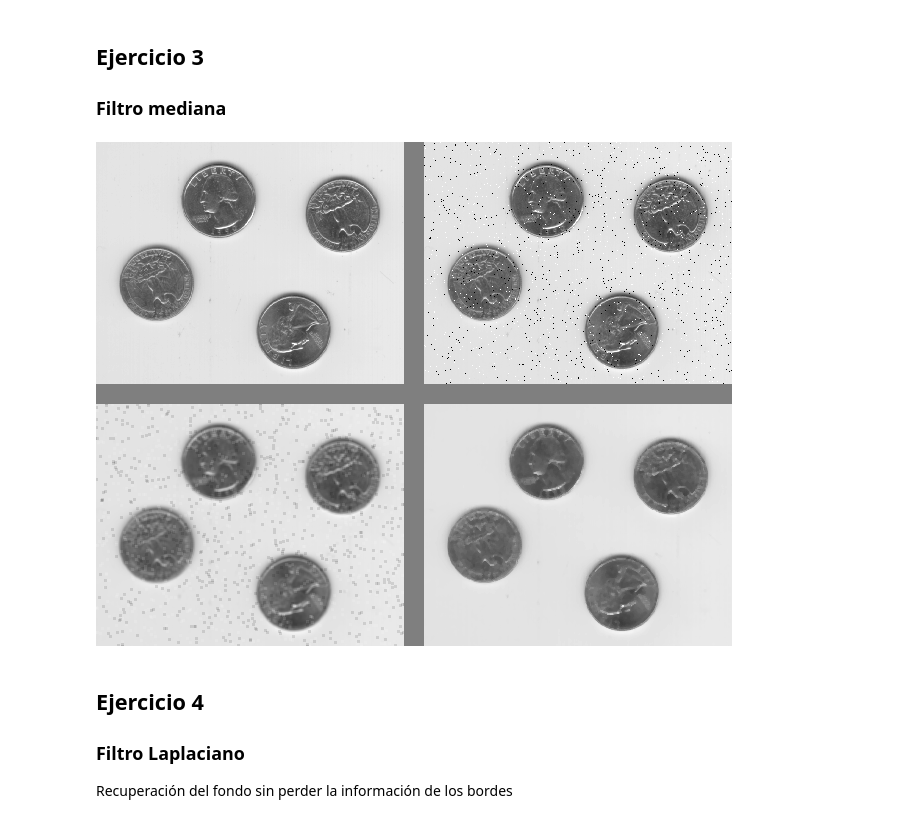
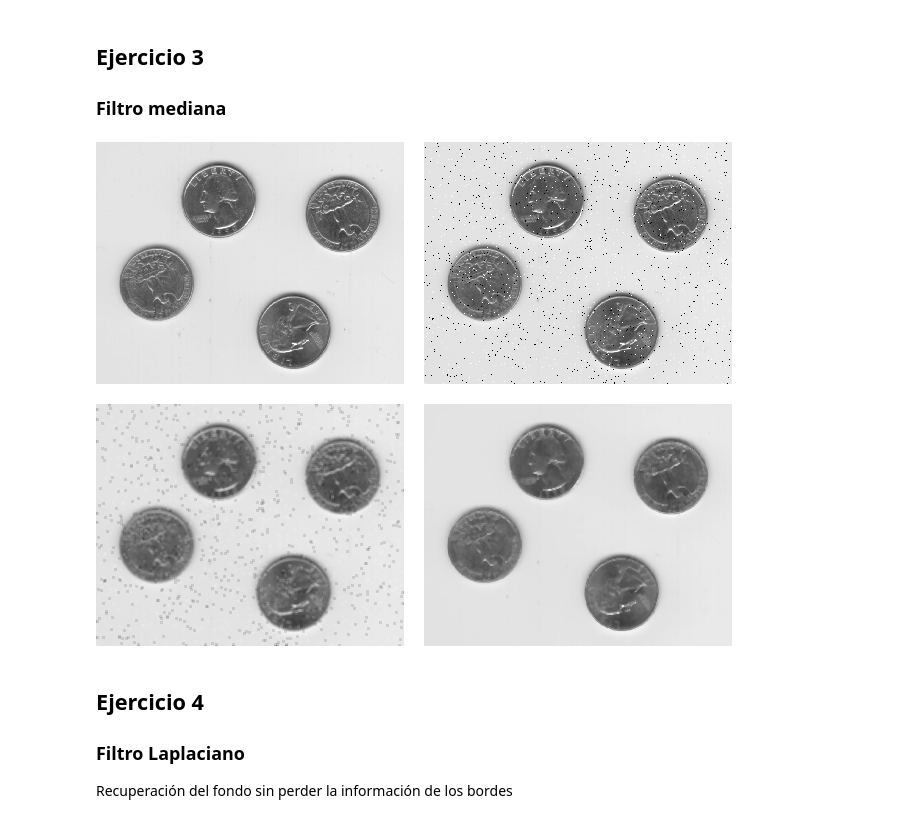
Before and after one commit to pabgonzalez/Digital-Image-Processing, a Jupyter notebook: TP3 - Filtros y Transformaciones/TP3.ipynb, the cells around one changed output. Cells and saved outputs as stored; diff of their text form; code cells hidden in the pictures.

```diff
--- a/TP3 - Filtros y Transformaciones/TP3.ipynb
+++ b/TP3 - Filtros y Transformaciones/TP3.ipynb
@@ -52,22 +52,22 @@ display(Image.fromarray(img_combined))
 # %%
 img = cv2.imread('images/eight.tif', cv2.IMREAD_GRAYSCALE)
 
 img_snp = random_noise(img, mode='s&p', amount=0.02)*255
 img_snp = img_snp.astype(np.uint8)
 
 n = 3
 kernel = np.ones((n,n),np.float32) / n**2
 img_lp = cv2.filter2D(img_snp,-1,kernel)
 img_median = cv2.medianBlur(img_snp, 3)
 
-spacer_h = np.ones((img.shape[0], 20), dtype=np.uint8)*127
+spacer_h = np.ones((img.shape[0], 20), dtype=np.uint8)*255
 img_combined_1 = np.concatenate((img, spacer_h, img_snp), axis=1)
 img_combined_2 = np.concatenate((img_lp, spacer_h, img_median), axis=1)
-spacer_v = np.ones((20, img_combined_1.shape[1]), dtype=np.uint8)*127
+spacer_v = np.ones((20, img_combined_1.shape[1]), dtype=np.uint8)*255
 img_combined = np.concatenate((img_combined_1, spacer_v, img_combined_2), axis=0)
 display(Image.fromarray(img_combined))
 # %% [output]
-[figure, old version]
+[figure, new version]
 # %% [markdown]
 ## Ejercicio 4
 ### Filtro Laplaciano
```
Also changed, not shown: parts of 6 cells of this notebook, 1 other file.
